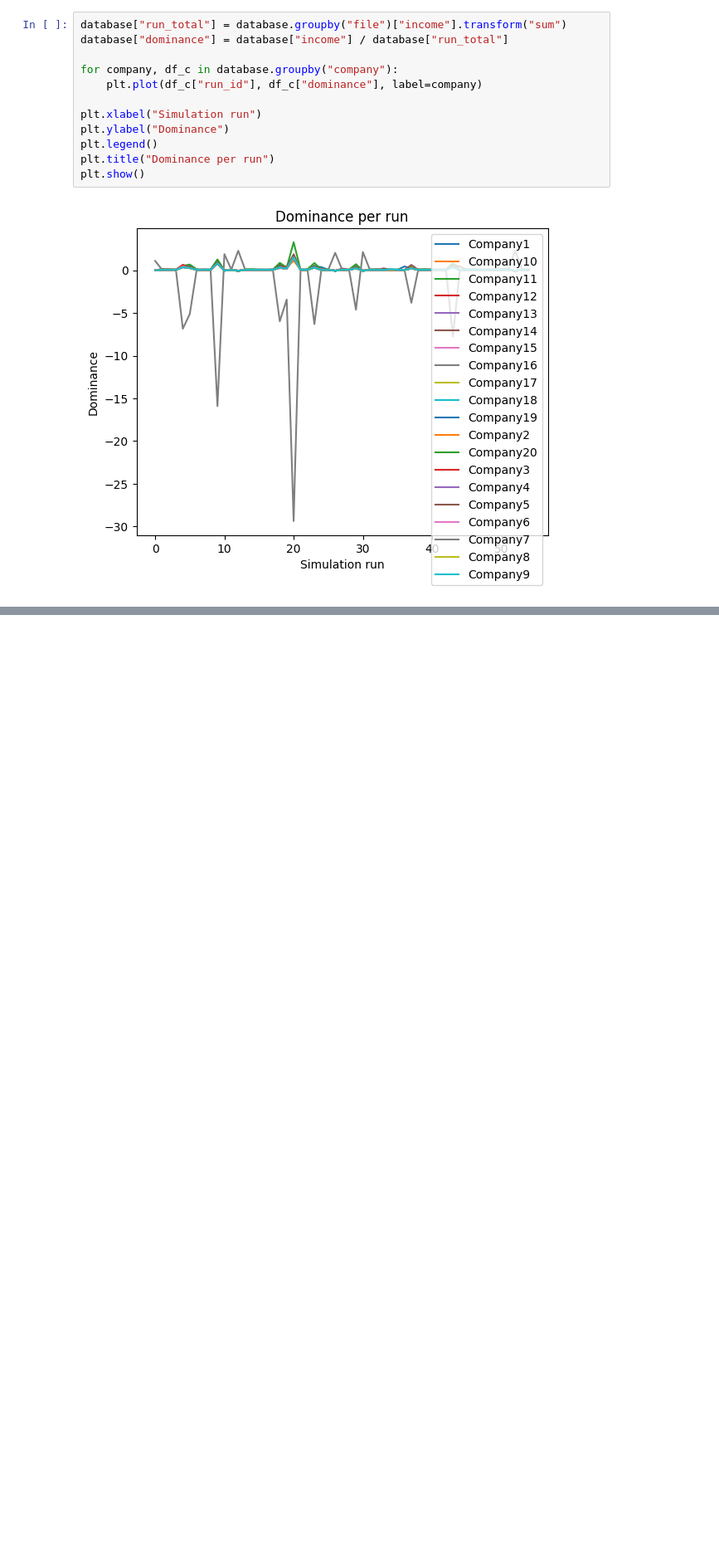
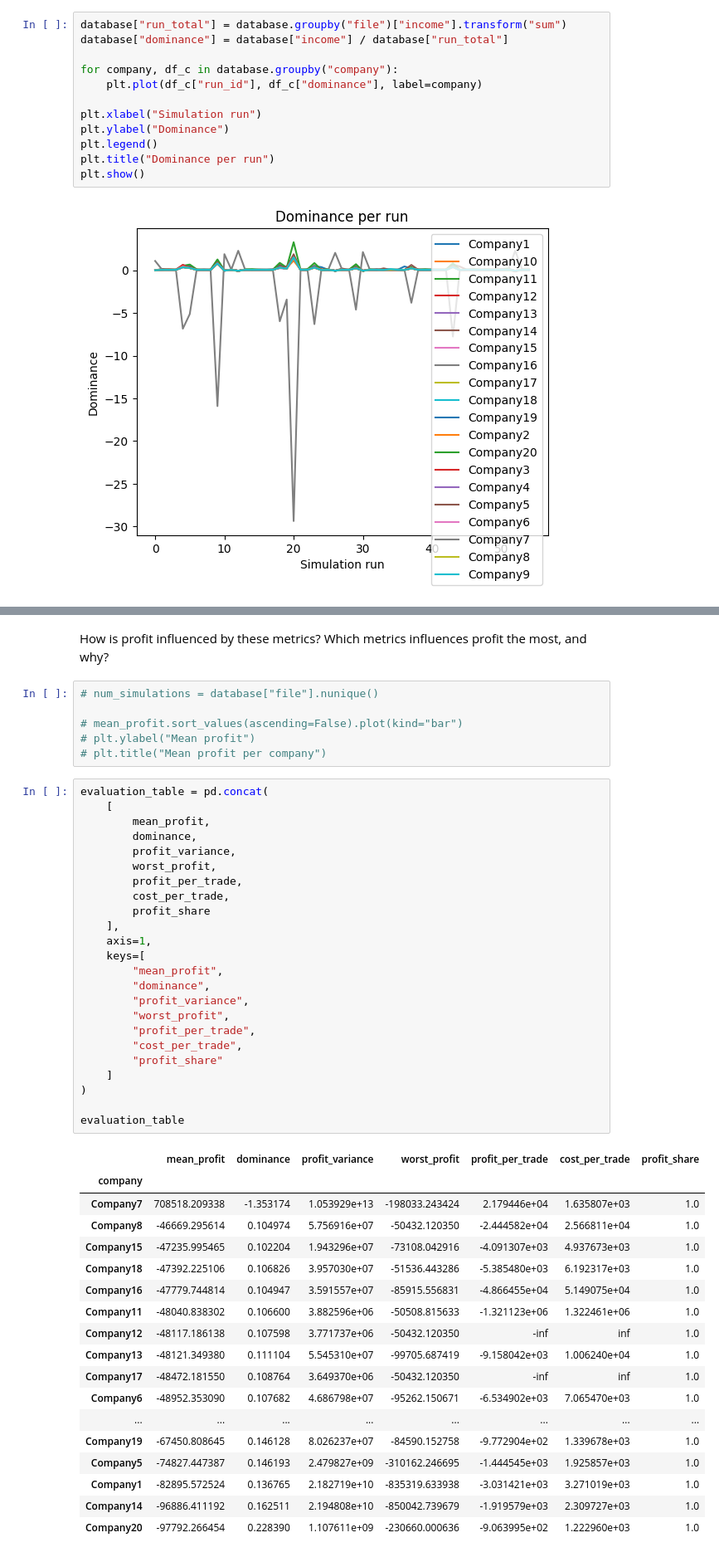
Before and after one commit to adam-goose/silicon_seas, a Jupyter notebook: metrics_comp_reader.ipynb, the cells around one changed output, grey strips where cells are left out. Shown at 83% size. Drawn from its saved outputs; the diff is of its cells as text; blank space fills up the shorter version.

```diff
--- a/metrics_comp_reader.ipynb
+++ b/metrics_comp_reader.ipynb
@@ -616,0 +630,51 @@ graph()
+# %% [markdown]
+How is profit influenced by these metrics? Which metrics influences profit the most, and why?
+# %%
+# num_simulations = database["file"].nunique()
+
+# mean_profit.sort_values(ascending=False).plot(kind="bar")
+# plt.ylabel("Mean profit")
+# plt.title("Mean profit per company")
+# %%
+evaluation_table = pd.concat(
+    [
+        mean_profit,
+        dominance,
+        profit_variance,
+        worst_profit,
+        profit_per_trade,
+        cost_per_trade,
+        profit_share
+    ],
+    axis=1,
+    keys=[
+        "mean_profit",
+        "dominance",
+        "profit_variance",
+        "worst_profit",
+        "profit_per_trade",
+        "cost_per_trade",
+        "profit_share"
+    ]
+)
+
+evaluation_table
+# %% [output]
+|  | mean_profit | dominance | profit_variance | worst_profit | profit_per_trade | cost_per_trade | profit_share |
+| company |  |  |  |  |  |  |  |
+| Company7 | 708518.209338 | -1.353174 | 1.053929e+13 | -198033.243424 | 2.179446e+04 | 1.635807e+03 | 1.0 |
+| Company8 | -46669.295614 | 0.104974 | 5.756916e+07 | -50432.120350 | -2.444582e+04 | 2.566811e+04 | 1.0 |
+| Company15 | -47235.995465 | 0.102204 | 1.943296e+07 | -73108.042916 | -4.091307e+03 | 4.937673e+03 | 1.0 |
+| Company18 | -47392.225106 | 0.106826 | 3.957030e+07 | -51536.443286 | -5.385480e+03 | 6.192317e+03 | 1.0 |
+| Company16 | -47779.744814 | 0.104947 | 3.591557e+07 | -85915.556831 | -4.866455e+04 | 5.149075e+04 | 1.0 |
+| Company11 | -48040.838302 | 0.106600 | 3.882596e+06 | -50508.815633 | -1.321123e+06 | 1.322461e+06 | 1.0 |
+| Company12 | -48117.186138 | 0.107598 | 3.771737e+06 | -50432.120350 | -inf | inf | 1.0 |
+| Company13 | -48121.349380 | 0.111104 | 5.545310e+07 | -99705.687419 | -9.158042e+03 | 1.006240e+04 | 1.0 |
+| Company17 | -48472.181550 | 0.108764 | 3.649370e+06 | -50432.120350 | -inf | inf | 1.0 |
+| Company6 | -48952.353090 | 0.107682 | 4.686798e+07 | -95262.150671 | -6.534902e+03 | 7.065470e+03 | 1.0 |
+| ... | ... | ... | ... | ... | ... | ... | ... |
+| Company19 | -67450.808645 | 0.146128 | 8.026237e+07 | -84590.152758 | -9.772904e+02 | 1.339678e+03 | 1.0 |
+| Company5 | -74827.447387 | 0.146193 | 2.479827e+09 | -310162.246695 | -1.444545e+03 | 1.925857e+03 | 1.0 |
+| Company1 | -82895.572524 | 0.136765 | 2.182719e+10 | -835319.633938 | -3.031421e+03 | 3.271019e+03 | 1.0 |
+| Company14 | -96886.411192 | 0.162511 | 2.194808e+10 | -850042.739679 | -1.919579e+03 | 2.309727e+03 | 1.0 |
+| Company20 | -97792.266454 | 0.228390 | 1.107611e+09 | -230660.000636 | -9.063995e+02 | 1.222960e+03 | 1.0 |
```
Also changed, not shown: parts of 21 cells of this notebook, 1 other file.
